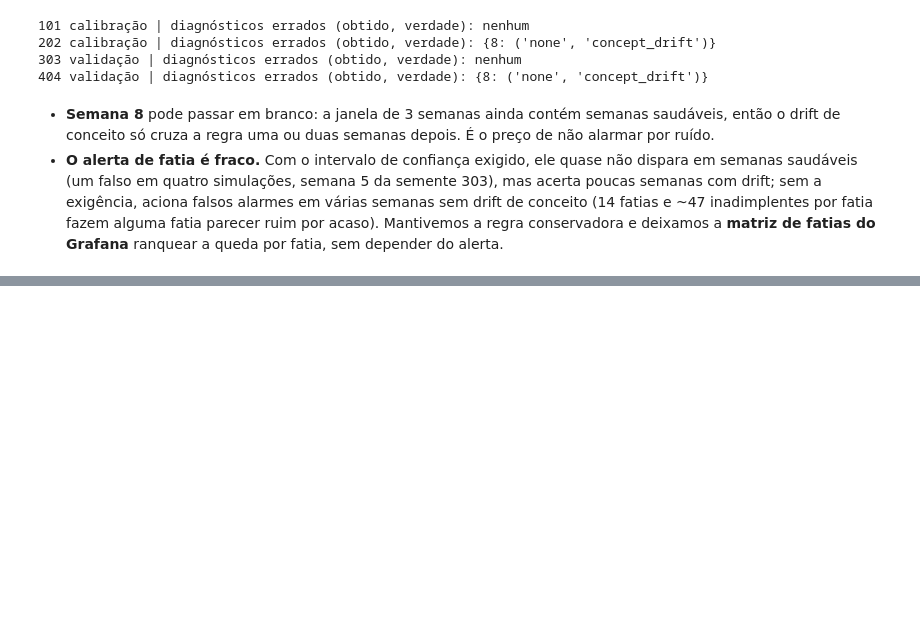
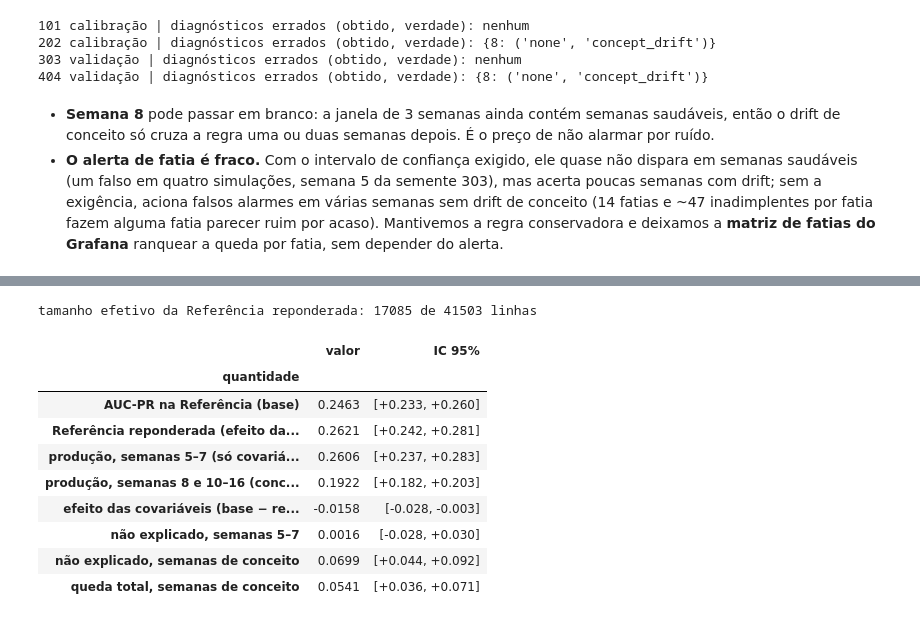
Before and after one commit to JoaoFurlan/tech-challenge-04, a Jupyter notebook: notebooks/04_drift_evaluation.ipynb, the cells around one changed output, grey strips where cells are left out. Drawn from its saved outputs; the diff is of its cells as text; code cells hidden in the pictures; blank space fills up the shorter version.

```diff
--- a/notebooks/04_drift_evaluation.ipynb
+++ b/notebooks/04_drift_evaluation.ipynb
@@ -123,0 +173,22 @@ for seed in SEEDS:
+# %%
+cf = json.loads((causal.OUT_DIR / "counterfactual.json").read_text(encoding="utf-8"))
+labels = {"baseline": "AUC-PR na Referência (base)", "reweighted_reference": "Referência reponderada (efeito das entradas)",
+          "production_covariate_regime": "produção, semanas 5–7 (só covariáveis)", "production_concept_weeks": "produção, semanas 8 e 10–16 (conceito)",
+          "covariate_effect": "efeito das covariáveis (base − reponderada)", "unexplained_covariate_regime": "não explicado, semanas 5–7",
+          "unexplained_concept_weeks": "não explicado, semanas de conceito", "total_drop_concept_weeks": "queda total, semanas de conceito"}
+table = pd.DataFrame([{"quantidade": labels[k], "valor": round(cf["point"][k], 4),
+                       "IC 95%": f"[{cf['ci95'][k][0]:+.3f}, {cf['ci95'][k][1]:+.3f}]"} for k in labels]).set_index("quantidade")
+print(f"tamanho efetivo da Referência reponderada: {cf['effective_sample_size']:.0f} de {cf['reference_test_rows']} linhas")
+table
+# %% [output]
+tamanho efetivo da Referência reponderada: 17085 de 41503 linhas
+|  | valor | IC 95% |
+| quantidade |  |  |
+| AUC-PR na Referência (base) | 0.2463 | [+0.233, +0.260] |
+| Referência reponderada (efeito da... | 0.2621 | [+0.242, +0.281] |
+| produção, semanas 5–7 (só covariá... | 0.2606 | [+0.237, +0.283] |
+| produção, semanas 8 e 10–16 (conc... | 0.1922 | [+0.182, +0.203] |
+| efeito das covariáveis (base − re... | -0.0158 | [-0.028, -0.003] |
+| não explicado, semanas 5–7 | 0.0016 | [-0.028, +0.030] |
+| não explicado, semanas de conceito | 0.0699 | [+0.044, +0.092] |
+| queda total, semanas de conceito | 0.0541 | [+0.036, +0.071] |
```
Also changed, not shown: parts of 8 cells of this notebook, 11 other files.
